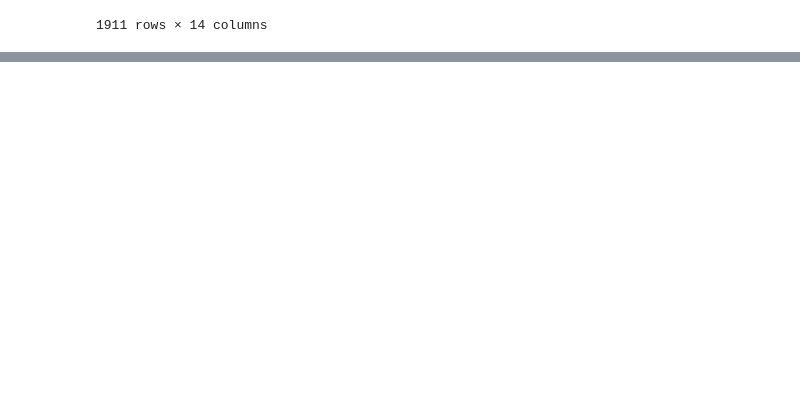
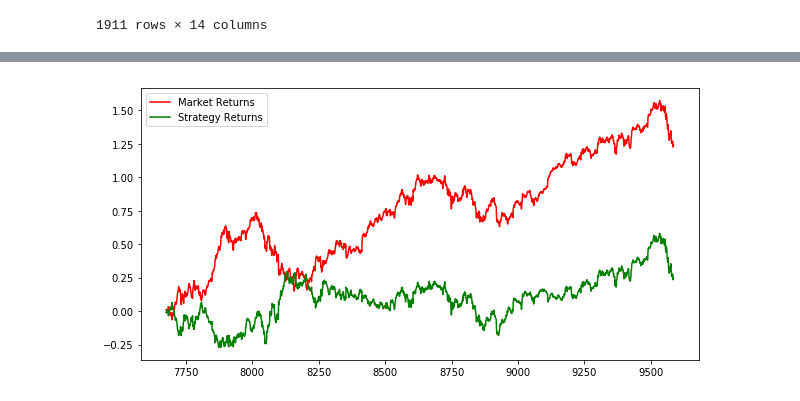
Before and after one commit to sharavsambuu/stock-price-prediction-exp, a Jupyter notebook: strategy.ipynb, the cells around one changed output, grey strips where cells are left out. Cells and saved outputs as stored; diff of their text form; code cells hidden in the pictures; blank space fills up the shorter version.

Commit message:
cumulative strategy return graphs

```diff
--- a/strategy.ipynb
+++ b/strategy.ipynb
@@ -133,3 +133,8 @@ trade_dataset
 | 9585 | 165.449997 | 168.350006 | 162.729996 | 163.940002 | 5.620010 | -1.509995 | 168.510000 | 172.706003 | 185.481001 | 2.846990 | 28.625616 | ... |
 | 9586 | 165.380005 | 167.529999 | 164.389999 | 166.070007 | 3.140000 | 0.690002 | 166.789998 | 171.242003 | 183.538334 | 2.850134 | 34.113474 | ... |
 1911 rows × 14 columns
+# %%
+# computing strategy return
+trade_dataset['Tomorrows Returns'] = 0.
+trade_dataset['Tomorrows Returns'] = np.log(trade_dataset['Close']/trade_dataset['Close'].shift(1))
+trade_dataset['Tomorrows Returns'] = trade_dataset['Tomorrows Returns'].shift(-1)
@@ -135,0 +157,3 @@ trade_dataset
+# %%
+trade_dataset['Strategy Returns'] = 0.
+trade_dataset['Strategy Returns'] = np.where(trade_dataset['y_pred']==True, trade_dataset['Tomorrows Returns'], -trade_dataset['Tomorrows Returns'])
@@ -135,0 +170,3 @@ trade_dataset
+# %%
+trade_dataset['Cumulative Market Returns'] = np.cumsum(trade_dataset['Tomorrows Returns'])
+trade_dataset['Cumulative Strategy Returns'] = np.cumsum(trade_dataset['Strategy Returns'])
@@ -135,0 +183,8 @@ trade_dataset
+# %%
+plt.figure(figsize=(10,5))
+plt.plot(trade_dataset['Cumulative Market Returns'], color='r', label='Market Returns')
+plt.plot(trade_dataset['Cumulative Strategy Returns'], color='g', label='Strategy Returns')
+plt.legend()
+plt.show()
+# %% [output]
+[figure, added]
```
Also changed, not shown: parts of 4 cells of this notebook.
